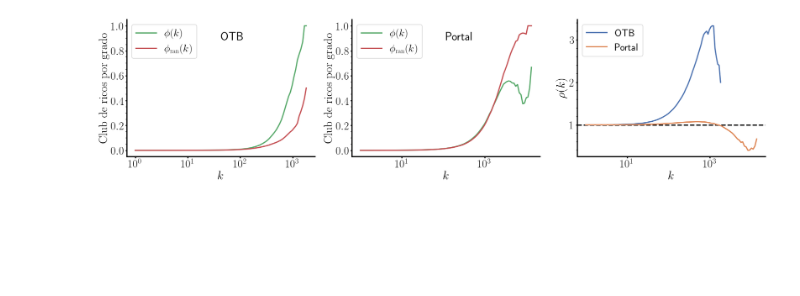
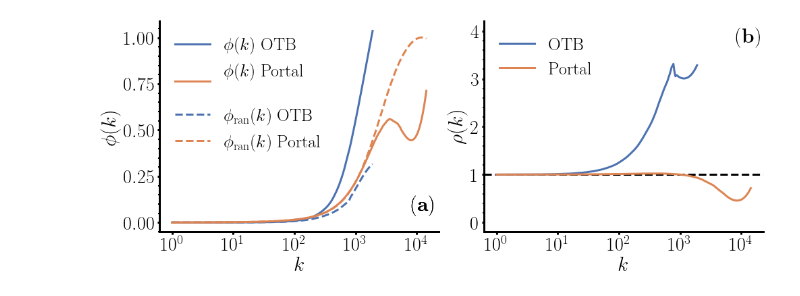
Before and after one commit to nahuelalmeira/chess, a Jupyter notebook: notebooks/figura4.ipynb, the cells around one changed output. Drawn from its saved outputs; the diff is of its cells as text; code cells hidden in the pictures; blank space fills up the shorter version.

Commit message:
Update figures

```diff
--- a/notebooks/figura4.ipynb
+++ b/notebooks/figura4.ipynb
@@ -9,8 +13,8 @@ node_dfs = {
     "Portal": read_degree_and_elo(Database.Portal),
 }
 # %%
-def get_elo_vs_k(node_df):
-    X = np.logspace(1, np.log10(max(node_df.k)+1), 20).astype(int)
+def get_elo_vs_k(node_df, bins: int = 20):
+    X = np.logspace(1, np.log10(max(node_df.k)+1), bins).astype(int)
     mean_values = []
     std_values = []
     for i in range(len(X)-1):
@@ -18,4 +22,4 @@ def get_elo_vs_k(node_df):
         elos = node_df[(mink <= node_df.k) & (node_df.k < maxk)].MeanElo
         mean_values.append(elos.mean())
         std_values.append(elos.std())
-    return X, mean_values, std_values
+    return np.array(X), np.array(mean_values), np.array(std_values)
@@ -45,4 +54,7 @@ rich_club_elo_data = {
 # %%
+from scipy.signal import savgol_filter
+#yhat = savgol_filter(y, 51, 3) # window size 51, polynomial order 3
+
 ncols, nrows = 3, 1
 fig, axes = plt.subplots(figsize=(8*ncols, 6*nrows), ncols=ncols, nrows=nrows)
 
@@ -60,7 +72,8 @@ ax.set_xlabel(r"$k$")
 ax.set_ylabel(r"$\rho(k)$")
 ax.axhline(1, color="k", linestyle="--")
 for name, df in rich_club_data.items():
-    ax.plot(df.k, df.rho, label=name)
+    #ax.plot(df.k, df.rho, label=name)
+    ax.plot(df.k, df.rho_filter, label=name)
 
 ax = axes[2]
 ax.set_yscale("log")
@@ -68,10 +81,13 @@ ax.set_xlabel(r"$\mathrm{Elo}$")
 ax.set_ylabel(r"$\rho(\mathrm{Elo})$")
 ax.axhline(1, color="k", linestyle="--")
 for name, df in rich_club_elo_data.items():
-    ax.plot(df.elo, df.rho, label=name)
+    #ax.plot(df.elo, df.rho_elo, label=name)
+    rho_values = df.rho_filter
+    mask = rho_values.notna() & (rho_values < 1e6)
+    ax.plot(df.elo[mask], rho_values[mask], label=name)
 
 for ax in axes:
-    ax.legend()
+    ax.legend(frameon=False)
 
 sns.despine()
 
@@ -82,27 +98,63 @@ plt.show()
 # %%
-ncols, nrows = 3, 1
-fig, axes = plt.subplots(figsize=(8*ncols, 6*nrows), ncols=ncols, nrows=nrows)
+ncols, nrows = 2, 1
+fig, axes = plt.subplots(figsize=(7*ncols, 5.5*nrows), ncols=ncols, nrows=nrows)
 
 for i, (name, df) in enumerate(rich_club_data.items()):
-    ax = axes[i]
+    ax = axes[0]
+    ax.text(0.9, 0.1, panels[0], fontsize=30, transform=ax.transAxes)
     ax.set_xlabel(r"$k$")
-    ax.set_ylabel(r"$\mathrm{Club\;de\;ricos\;por\;grado}$")
+    ax.set_ylabel(r"$\phi(k)$")
     ax.set_xscale("log")
-    ax.plot(df.k, df.phi, label=r"$\phi(k)$", color="C2")
-    ax.plot(df.k, df.rand_phi, label=r"$\phi_{\mathrm{ran}}(k)$", color="C3")
-    ax.text(0.5, 0.85, name, transform=ax.transAxes, fontsize=30)
-    ax.legend()
+    ax.plot(
+        df.k,
+        df.phi_filter,
+        label=r"$\phi(k)\;" + database_latex[name][1:],
+        color=f"C{i}",
+        )
+    ax.plot(
+        df.k,
+        df.phi_ran_filter,
+        label=r"$\phi_{\mathrm{ran}}(k)\;" + database_latex[name][1:],
+        color=f"C{i}",
+        linestyle="--",
+    )
+handles, labels = ax.get_legend_handles_labels()
+order = [0, 2, 1, 3]
+legend1 = ax.legend(
+        [handles[idx] for idx in order],[labels[idx] + ("\n" if idx == 2 else "") for idx in order],
+        frameon=False
+    )
+if False:
+    legend1 = ax.legend(
+        [handles[idx] for idx in order],[labels[idx] for idx in [1,3]],
+        frameon=False, loc=(0.02, 0.4)
+    )
 
-ax = axes[2]
+    legend2 = ax.legend(
+        [handles[idx] for idx in order],[labels[idx] for idx in [0,2]],
+        frameon=False
+    )
+
+
+    ax.add_artist(legend1)
+
+ax = axes[1]
+ax.text(0.9, 0.9, panels[1], fontsize=30, transform=ax.transAxes)
+ax.set_ylim(-0.2, 4.2)
 ax.set_xscale("log")
 ax.set_xlabel(r"$k$")
 ax.set_ylabel(r"$\rho(k)$")
 ax.axhline(1, color="k", linestyle="--")
 for name, df in rich_club_data.items():
-    ax.plot(df.k, df.rho, label=name)
-ax.legend()
+    ax.plot(df.k, df.rho_filter, label=database_latex[name])
+
+for ax in axes:
+    ax.set_xticks([1, 10, 100, 1000, 10000])
+ax.legend(frameon=False)
+
 sns.despine()
 plt.tight_layout()
+plt.savefig(FIGS_DIR / "rich_club.pdf")
 plt.show()
 # %% [output]
-[figure, old version]
+[figure, new version]
```
Also changed, not shown: parts of 9 cells of this notebook, 9 other files.
